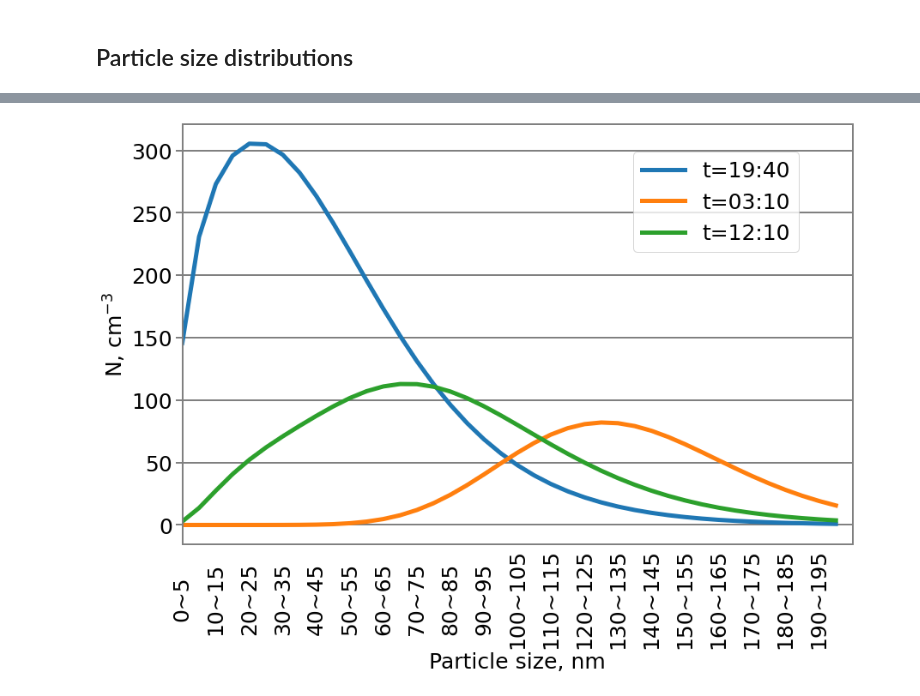
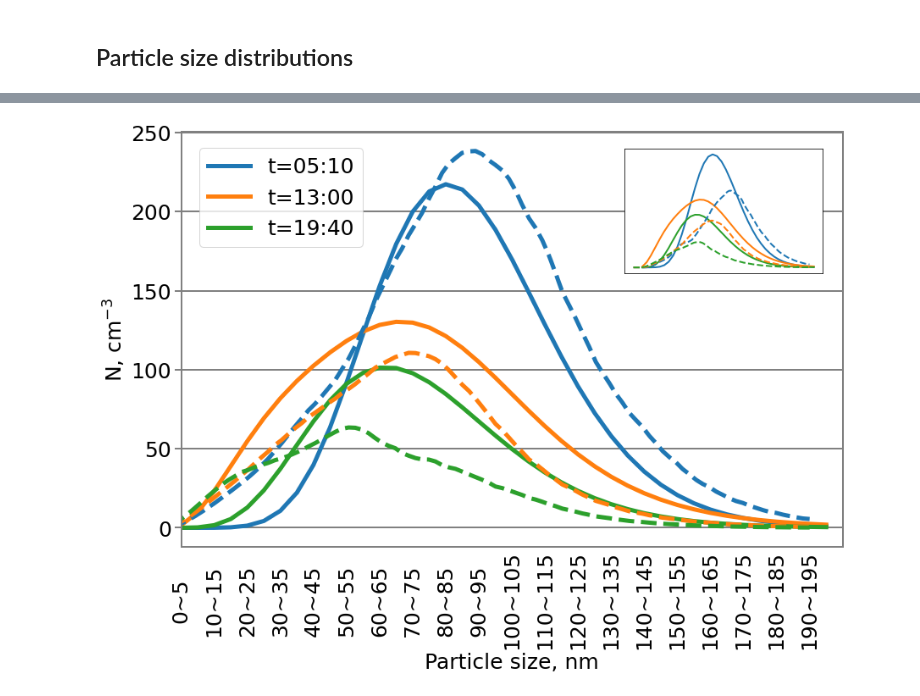
Before and after one commit to RishatZagidullin/coagulation-advection-1d, a Jupyter notebook: run_folder/baikal_data.ipynb, the cells around one changed output, grey strips where cells are left out. Saved outputs shown, nothing was run; the diff lists cells and outputs as text; code cells hidden in the pictures.

```diff
--- a/run_folder/baikal_data.ipynb
+++ b/run_folder/baikal_data.ipynb
@@ -417,12 +383,15 @@ fig, ax1 = plt.subplots(figsize=(14,9))
 plt.yticks(fontsize=25)
 plt.xticks(fontsize=25)
 
-vss = [45, 90, 144]
+vss = [54, 101, 141]
 
 print(len(dt_time))
 
+normed_dd = dd[:,:].astype(float)
 
-normed_dd = dd[:,:].astype(float)
+
+#for i in range(normed_dd.shape[0]):
+#    normed_dd[i] = normed_dd[i]/normed_dd[i].sum()
 
 ax1.plot(normed_dd[vss[0], :], color='C0', label="t="+str(dt_time[vss[0]]), lw=5)
 ax1.plot(normed_dd[vss[1], :], color='C1', label="t="+str(dt_time[vss[1]]), lw=5)
@@ -448,6 +417,90 @@ ax1.set_xticks(ticks=sp_ticks_pos[::2], labels=sp_ticks[::2], va='center')
 ax1.xaxis.set_tick_params(rotation=90, labelsize=25, pad=55)
 
 plt.xlim(0,40)
-fig.legend(fontsize=25, bbox_to_anchor=(0.35, 0.35, 0.5, 0.5))
-plt.savefig("spectra.pdf", bbox_inches='tight', format='pdf')
+fig.legend(fontsize=25, bbox_to_anchor=(-0.2, 0.32, 0.55, 0.55))
+
+
+vs = [0.,0.,0.]
+vs[0] = int(vss[0]/(val2-val1)*(en-st))
+vs[1] = int(vss[1]/(val2-val1)*(en-st))
+vs[2] = int(vss[2]/(val2-val1)*(en-st))
+
+print(vs[0], vs[1], vs[2])
+
+val = 11
+
+sizes = np.copy(y[st:en, val, :])
+
+
+plt.yticks(fontsize=25)
+plt.xticks(fontsize=25)
+
+print(sp_ticks)
+print(len(sp_ticks))
+
+
+normed = sizes[:,:]
+normed_ma = np.zeros((en-st,normed.shape[1]-1))
+normed_new = np.zeros((en-st,100))
+for i in range(normed.shape[0]):
+    #normed[i] = normed[i]/normed[i].sum()
+    normed_ma[i] = moving_average(normed[i],2)
+    xx = np.arange(len(normed_ma[i]))
+    xxx = np.linspace(0, len(normed_ma[i])-1, 100)
+    f = interpolate.interp1d(xx, normed_ma[i])
+    normed_new[i]=f(xxx)
+
+x_ax = np.linspace(-2, 38, normed_new[vs[0], ::].shape[0])
+ax1.plot(x_ax[:], 3e7*normed_new[vs[0], ::], color='C0', linestyle='dashed', lw=5)
+ax1.plot(x_ax[:], 3e7*normed_new[vs[1], ::], color='C1', linestyle='dashed', lw=5)
+ax1.plot(x_ax[:], 3e7*normed_new[vs[2], ::], color='C2', linestyle='dashed', lw=5)
+
+ins=ax1.inset_axes([0.67,0.66,0.3,0.3])
+ins.plot(normed_dd[vss[0], :], color='C0', label="t="+str(dt_time[vss[0]]), lw=2)
+ins.plot(normed_dd[vss[1], :], color='C1', label="t="+str(dt_time[vss[1]]), lw=2)
+ins.plot(normed_dd[vss[2], :], color='C2',label="t="+str(dt_time[vss[2]]), lw=2)
+
+ins.set_xticks([])
+ins.set_yticks([])
+
+ins.tick_params('both', length=8, which='major', color='grey', width='2')
+
+for spine in ax1.spines.values():
+    spine.set_edgecolor('grey')
+    spine.set_linewidth(2)
+
+vs = [0.,0.,0.]
+vs[0] = int(vss[0]/(val2-val1)*(en-st))
+vs[1] = int(vss[1]/(val2-val1)*(en-st))
+vs[2] = int(vss[2]/(val2-val1)*(en-st))
+
+print(vs[0], vs[1], vs[2])
+
+val = 18
+
+sizes = np.copy(y[st:en, val, :])
+
+print(sp_ticks)
+print(len(sp_ticks))
+
+
+normed = sizes[:,:]
+normed_ma = np.zeros((en-st,normed.shape[1]-1))
+normed_new = np.zeros((en-st,100))
+for i in range(normed.shape[0]):
+    #normed[i] = normed[i]/normed[i].sum()
+    normed_ma[i] = moving_average(normed[i],2)
+    xx = np.arange(len(normed_ma[i]))
+    xxx = np.linspace(0, len(normed_ma[i])-1, 100)
+    f = interpolate.interp1d(xx, normed_ma[i])
+    normed_new[i]=f(xxx)
+
+x_ax = np.linspace(-2, 38, normed_new[vs[0], ::].shape[0])
+ins.plot(x_ax[:], 3e7*normed_new[vs[0], ::], color='C0', linestyle='dashed', lw=2)
+ins.plot(x_ax[:], 3e7*normed_new[vs[1], ::], color='C1', linestyle='dashed', lw=2)
+ins.plot(x_ax[:], 3e7*normed_new[vs[2], ::], color='C2', linestyle='dashed', lw=2)
+
+
+
+plt.savefig("spectra_11.pdf", bbox_inches='tight', format='pdf')
 # %% [output]
@@ -455 +514 @@ plt.savefig("spectra.pdf", bbox_inches='tight', format='pdf')
-[figure, old version]
+[figure, new version]
```
Also changed, not shown: parts of 21 cells of this notebook, 2 other files.
